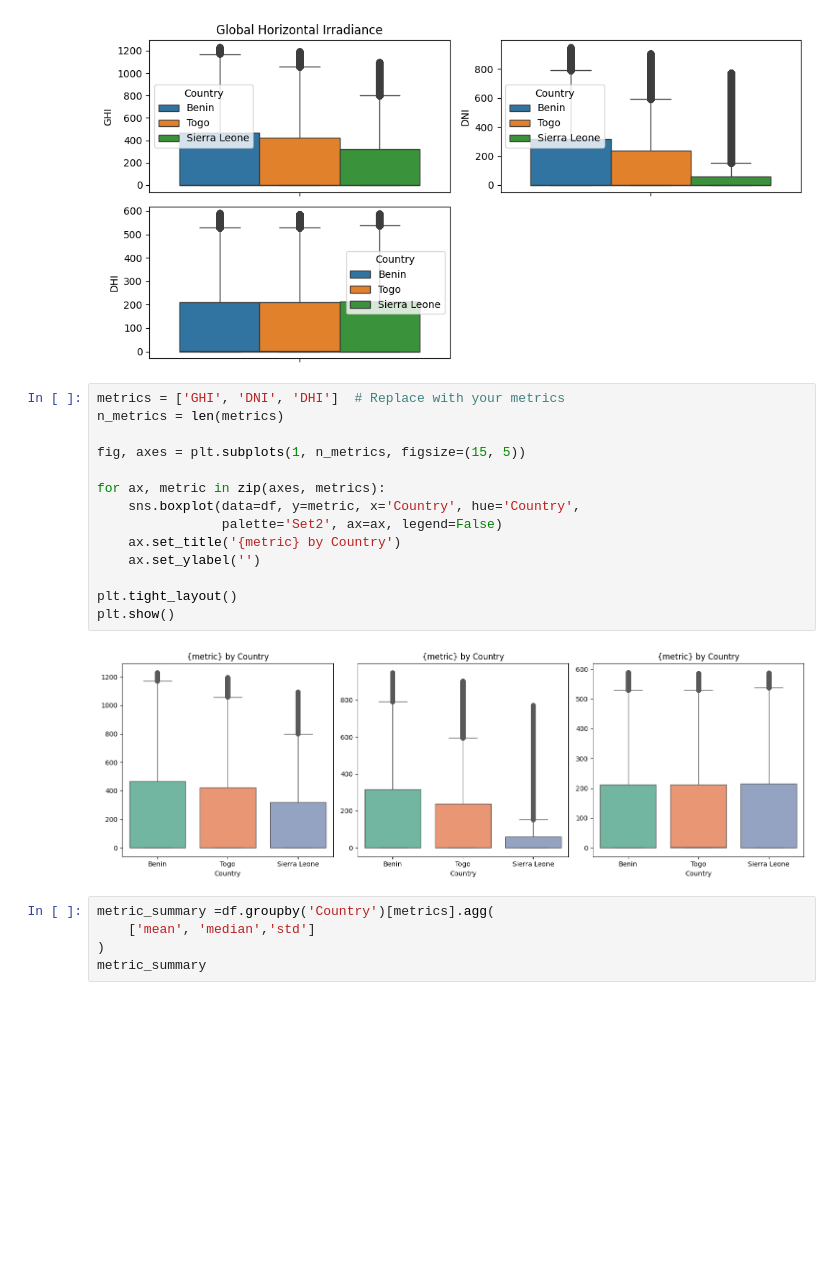
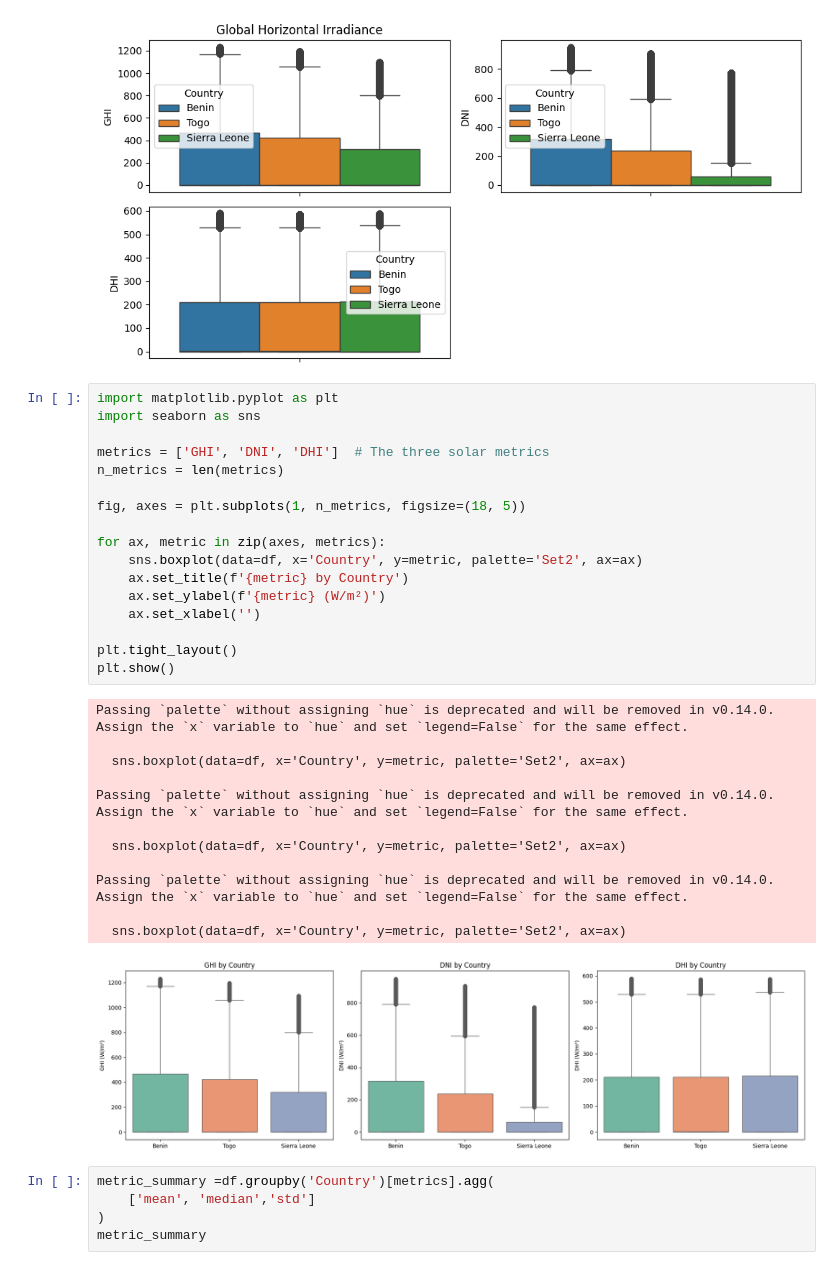
Before and after one commit to abrehamashebir/solar-challenge-week1, a Jupyter notebook: notebooks/compare_countries.ipynb, the cells around one changed output. Saved outputs shown, nothing was run; the diff lists cells and outputs as text; blank space fills up the shorter version.

```diff
--- a/notebooks/compare_countries.ipynb
+++ b/notebooks/compare_countries.ipynb
@@ -84,21 +70,35 @@ plt.show()
 # %% [output]
 [figure]
 # %%
-metrics = ['GHI', 'DNI', 'DHI']  # Replace with your metrics
+import matplotlib.pyplot as plt
+import seaborn as sns
+
+metrics = ['GHI', 'DNI', 'DHI']  # The three solar metrics
 n_metrics = len(metrics)
 
-fig, axes = plt.subplots(1, n_metrics, figsize=(15, 5))
+fig, axes = plt.subplots(1, n_metrics, figsize=(18, 5))
 
 for ax, metric in zip(axes, metrics):
-    sns.boxplot(data=df, y=metric, x='Country', hue='Country',
-                palette='Set2', ax=ax, legend=False)
-    ax.set_title('{metric} by Country')
-    ax.set_ylabel('')
+    sns.boxplot(data=df, x='Country', y=metric, palette='Set2', ax=ax)
+    ax.set_title(f'{metric} by Country')
+    ax.set_ylabel(f'{metric} (W/m²)')
+    ax.set_xlabel('')
 
 plt.tight_layout()
 plt.show()
 # %% [output]
+Passing `palette` without assigning `hue` is deprecated and will be removed in v0.14.0. Assign the `x` variable to `hue` and set `legend=False` for the same effect.
+
+  sns.boxplot(data=df, x='Country', y=metric, palette='Set2', ax=ax)
+
+Passing `palette` without assigning `hue` is deprecated and will be removed in v0.14.0. Assign the `x` variable to `hue` and set `legend=False` for the same effect.
+
+  sns.boxplot(data=df, x='Country', y=metric, palette='Set2', ax=ax)
+
+Passing `palette` without assigning `hue` is deprecated and will be removed in v0.14.0. Assign the `x` variable to `hue` and set `legend=False` for the same effect.
+
+  sns.boxplot(data=df, x='Country', y=metric, palette='Set2', ax=ax)
-[figure, old version]
+[figure, new version]
 # %%
 metric_summary =df.groupby('Country')[metrics].agg(
     ['mean', 'median','std']
```
Also changed, not shown: parts of 1 cell of this notebook.
